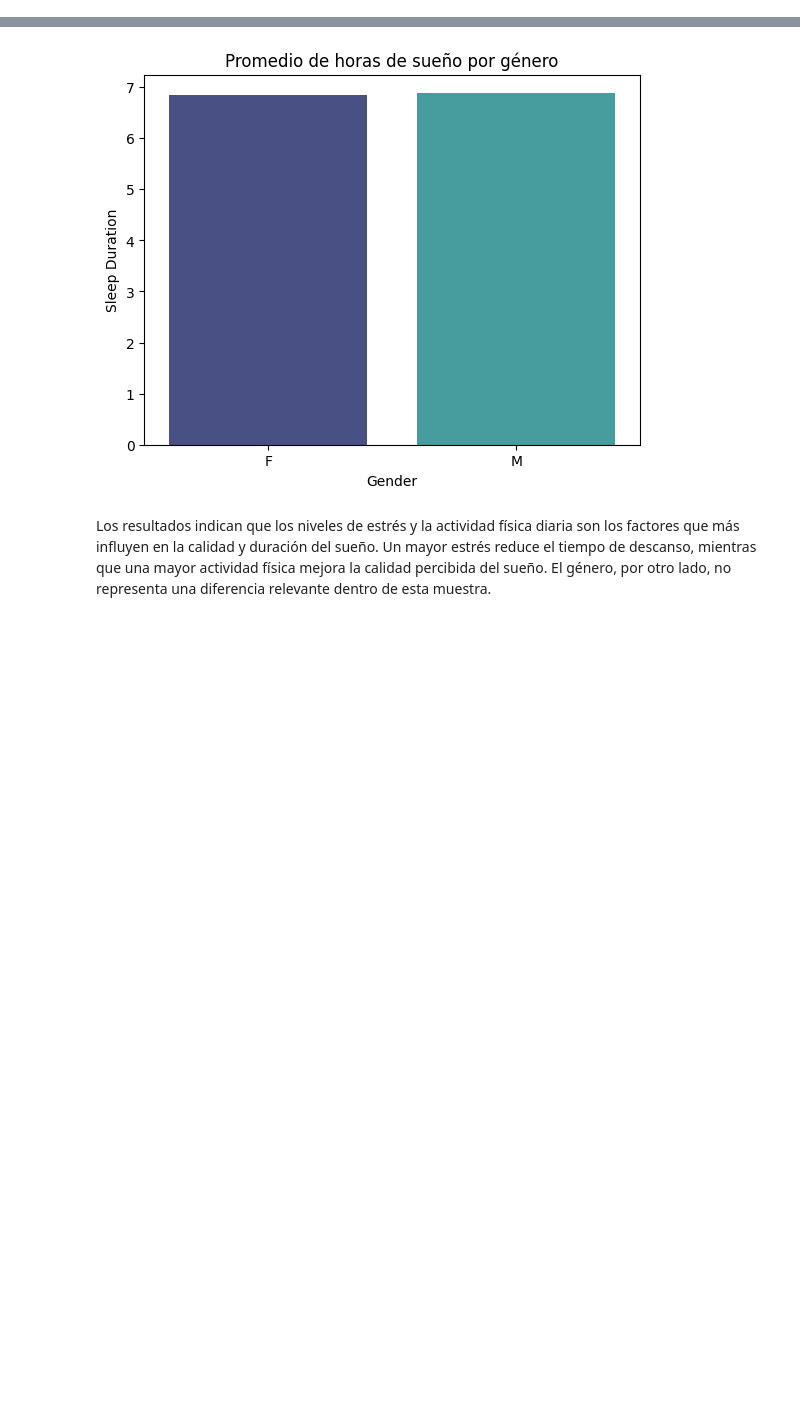
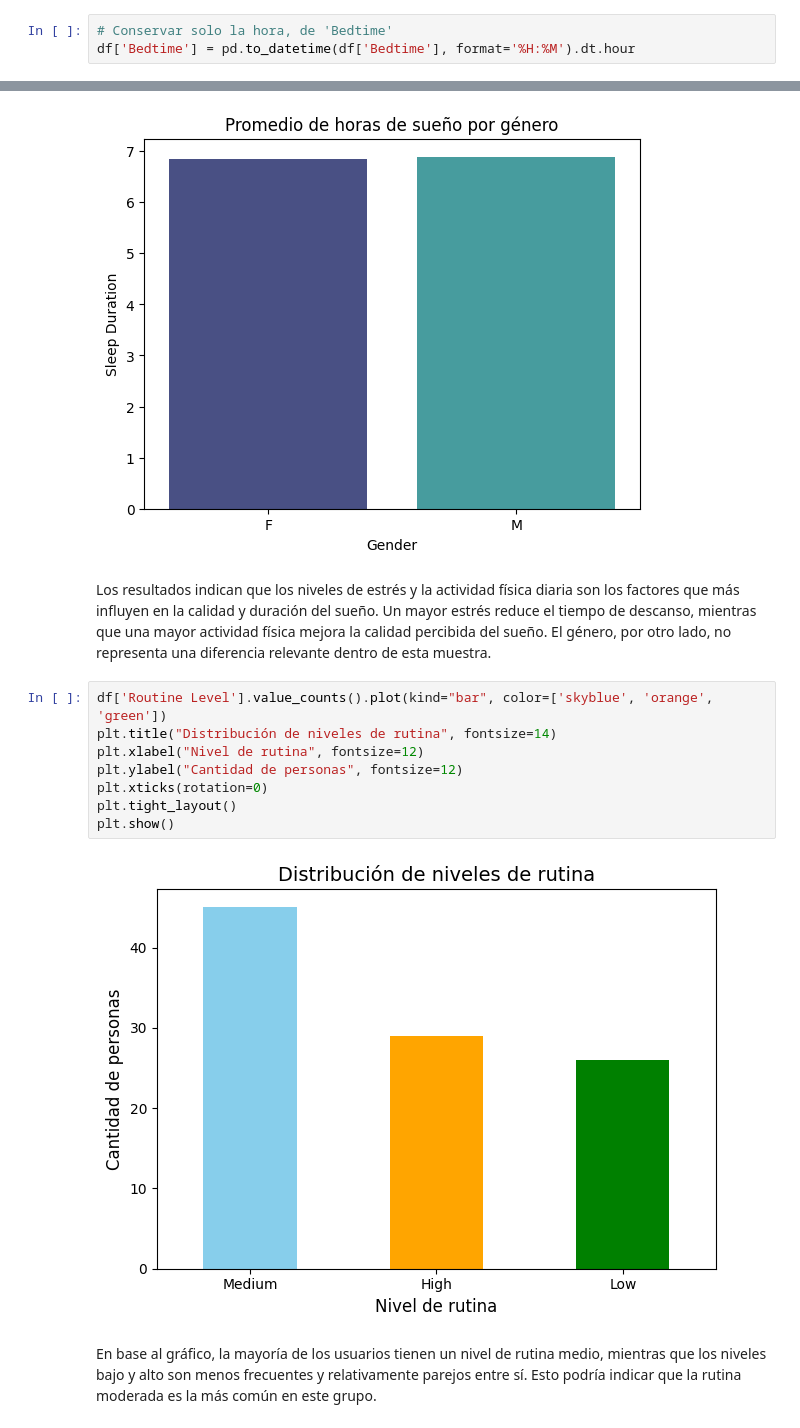
Before and after one commit to fundestpuente/SIC25-ANALISIS-Y-VISUALIZACION-DE-PATRONES-DE-SUENO, a Jupyter notebook: ANÁLISIS Y VISUALIZACIÓN DE PATRONES DE SUEÑO/src/analysis.ipynb, the cells around one changed output, grey strips where cells are left out. Cells and saved outputs as stored; diff of their text form; blank space fills up the shorter version.

Commit message:
src: calculo y visualizacion de niveles de rutina

```diff
--- a/ANÁLISIS Y VISUALIZACIÓN DE PATRONES DE SUEÑO/src/analysis.ipynb
+++ b/ANÁLISIS Y VISUALIZACIÓN DE PATRONES DE SUEÑO/src/analysis.ipynb
@@ -140,3 +140,6 @@ df.to_csv("dataset_Sueño_Limpio.csv", index=False)
 | 50% | 50.500000 | 35.000000 | 7.500000 | 6750.000000 | 2400.00000 | 7.100000 | 6.000000 | ... |
 | 75% | 75.250000 | 44.000000 | 8.250000 | 9000.000000 | 2700.00000 | 7.700000 | 8.000000 | ... |
 | max | 100.000000 | 50.000000 | 9.000000 | 11000.000000 | 2900.00000 | 7.900000 | 8.000000 | ... |
+# %%
+# Conservar solo la hora, de 'Bedtime'
+df['Bedtime'] = pd.to_datetime(df['Bedtime'], format='%H:%M').dt.hour
@@ -211,3 +368,15 @@ plt.show()
 Los resultados indican que los niveles de estrés y la actividad física diaria son los factores que más influyen en la calidad y duración del sueño.
 Un mayor estrés reduce el tiempo de descanso, mientras que una mayor actividad física mejora la calidad percibida del sueño.
 El género, por otro lado, no representa una diferencia relevante dentro de esta muestra.
+# %%
+df['Routine Level'].value_counts().plot(kind="bar", color=['skyblue', 'orange', 'green'])
+plt.title("Distribución de niveles de rutina", fontsize=14)
+plt.xlabel("Nivel de rutina", fontsize=12)
+plt.ylabel("Cantidad de personas", fontsize=12)
+plt.xticks(rotation=0)
+plt.tight_layout()
+plt.show()
+# %% [output]
+[figure, added]
+# %% [markdown]
+En base al gráfico, la mayoría de los usuarios tienen un nivel de rutina medio, mientras que los niveles bajo y alto son menos frecuentes y relativamente parejos entre sí. Esto podría indicar que la rutina moderada es la más común en este grupo.
```
Also changed, not shown: parts of 2 cells of this notebook.
